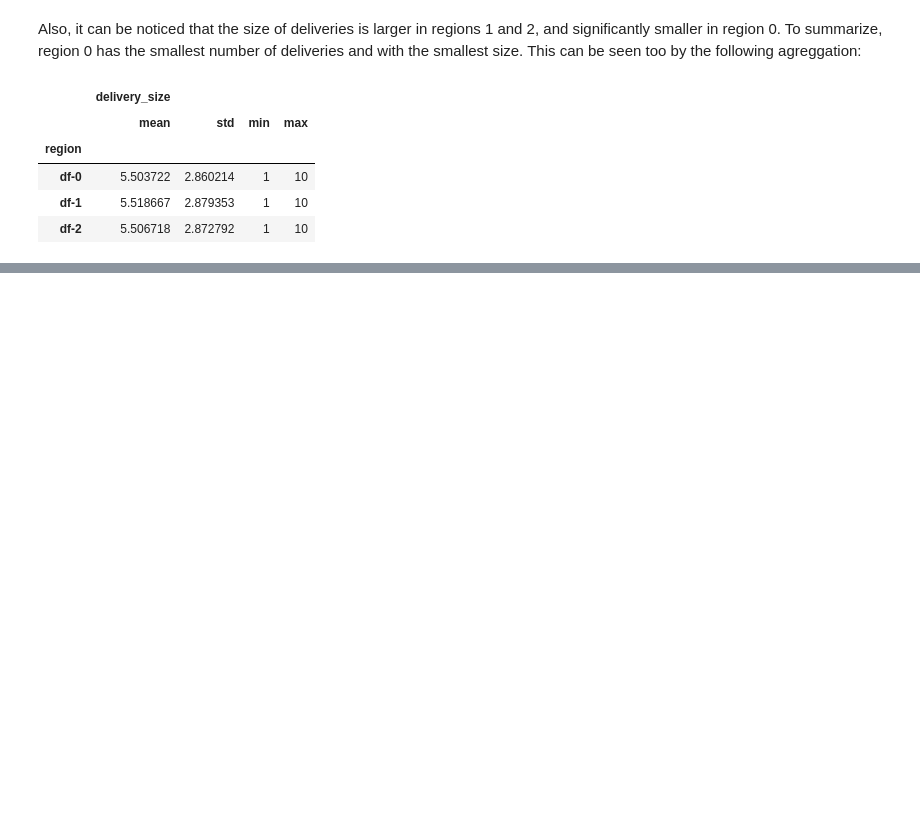
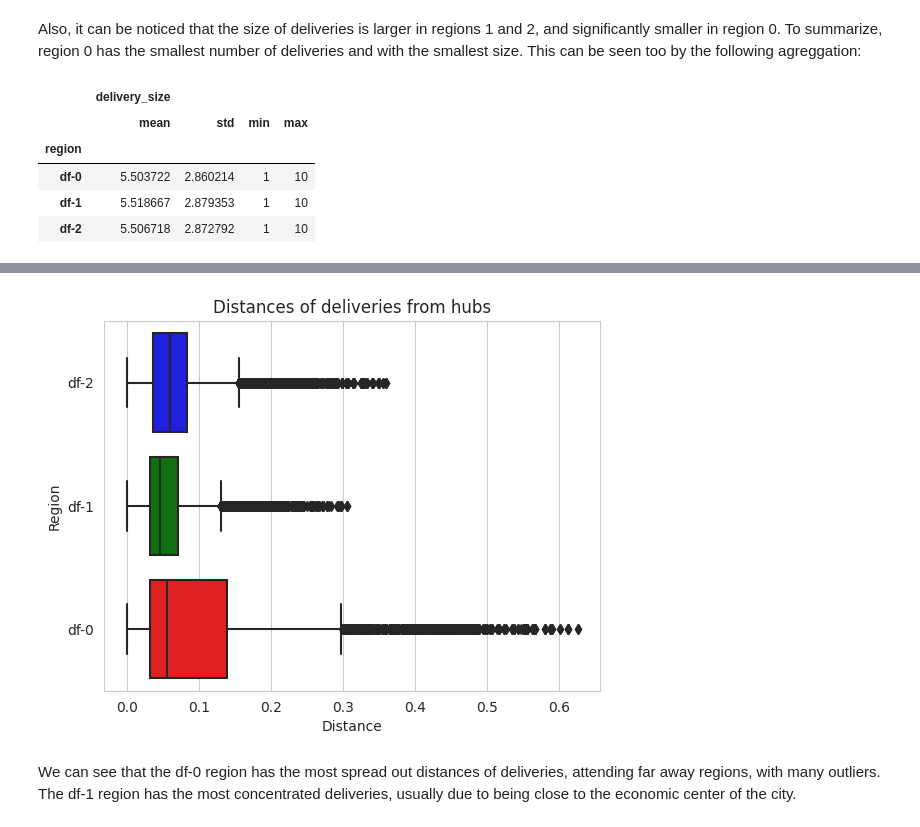
Before and after one commit to mateus-miguel/projeto-loggi-entregas, a Jupyter notebook: loggi-deliveries-project.ipynb, the cells around one changed output, grey strips where cells are left out. Drawn from its saved outputs; the diff is of its cells as text; code cells hidden in the pictures; blank space fills up the shorter version.

Commit message:
Kaggle Notebook | Loggi Deliveries Project | Version 4

```diff
--- a/loggi-deliveries-project.ipynb
+++ b/loggi-deliveries-project.ipynb
@@ -604,0 +611,5 @@ data.head()
+# %%
+deliveries_df['distance'] = np.sqrt(
+    (deliveries_df['delivery_lat'] - deliveries_df['hub_lat'])**2 + (deliveries_df['delivery_lng'] - deliveries_df['hub_lng'])**2
+)
+deliveries_df.head()
@@ -604,0 +623,10 @@ data.head()
+# %%
+import seaborn as sns
+
+with sns.axes_style('whitegrid'):
+    fig = sns.boxplot(data=deliveries_df, x='distance', y='region', palette=['b', 'g', 'r'])
+    fig.set(title='Distances of deliveries from hubs', xlabel='Distance', ylabel='Region')
+# %% [output]
+[figure, added]
+# %% [markdown]
+We can see that the df-0 region has the most spread out distances of deliveries, attending far away regions, with many outliers. The df-1 region has the most concentrated deliveries, usually due to being close to the economic center of the city.
```
Also changed, not shown: parts of 10 cells of this notebook.
